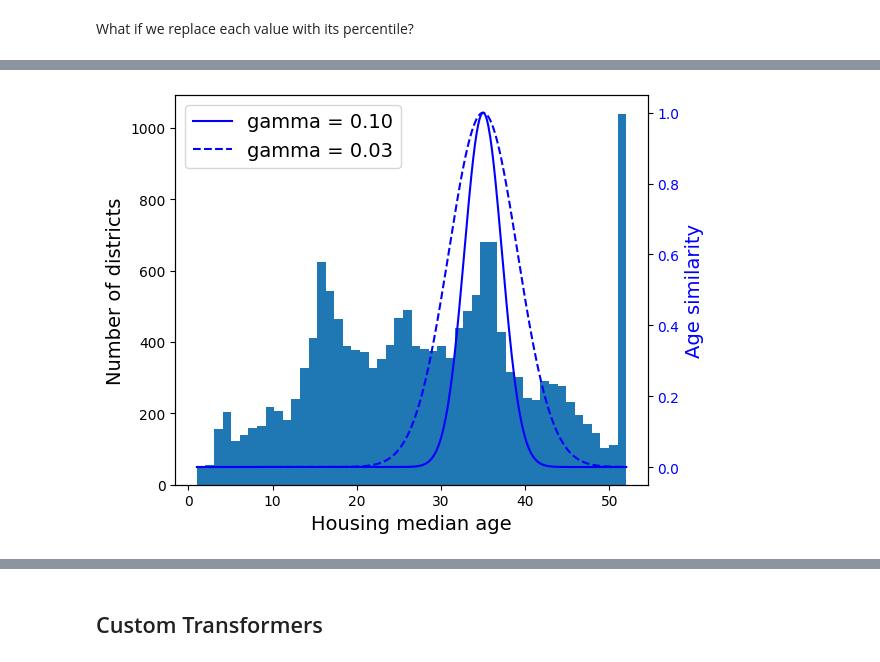
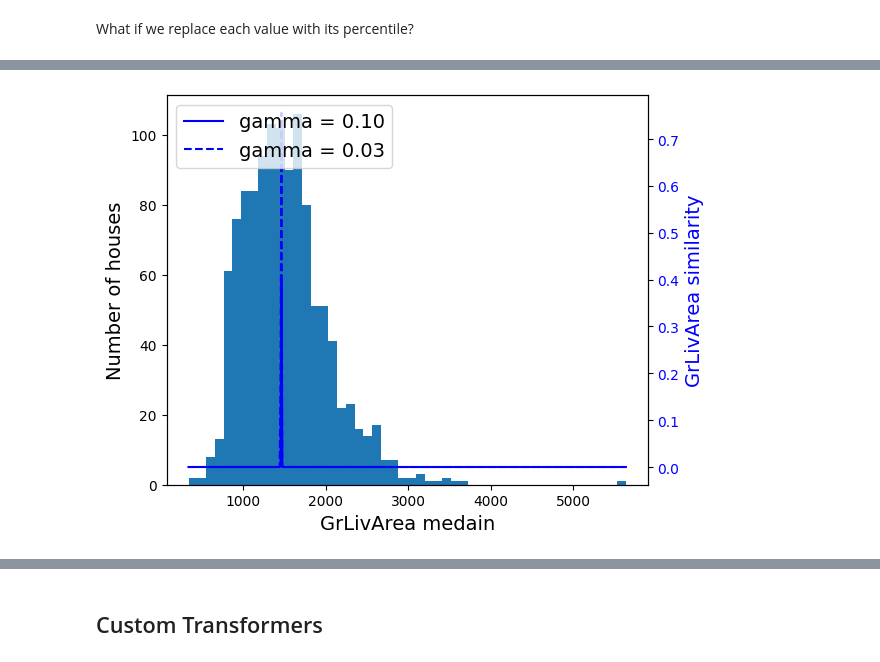
Before and after one commit to colafishx/handson-ml3, a Jupyter notebook: 02_end_to_end_machine_learning_project.ipynb, the cells around one changed output, grey strips where cells are left out. Drawn from its saved outputs; the diff is of its cells as text; code cells hidden in the pictures.

```diff
--- a/02_end_to_end_machine_learning_project.ipynb
+++ b/02_end_to_end_machine_learning_project.ipynb
@@ -876,32 +860,32 @@ age_simil_35 = rbf_kernel(housing[["housing_median_age"]], [[35]], gamma=0.1)
 # %%
 # extra code – this cell generates Figure 2–18
 
-ages = np.linspace(housing["housing_median_age"].min(),
-                   housing["housing_median_age"].max(),
+gla = np.linspace(housing["GrLivArea"].min(),
+                   housing["GrLivArea"].max(),
                    500).reshape(-1, 1)
 gamma1 = 0.1
 gamma2 = 0.03
-rbf1 = rbf_kernel(ages, [[35]], gamma=gamma1)
-rbf2 = rbf_kernel(ages, [[35]], gamma=gamma2)
+rbf1 = rbf_kernel(gla, [[housing["GrLivArea"].median()]], gamma=gamma1)
+rbf2 = rbf_kernel(gla, [[housing["GrLivArea"].median()]], gamma=gamma2)
 
 fig, ax1 = plt.subplots()
 
-ax1.set_xlabel("Housing median age")
-ax1.set_ylabel("Number of districts")
-ax1.hist(housing["housing_median_age"], bins=50)
+ax1.set_xlabel("GrLivArea medain")
+ax1.set_ylabel("Number of houses")
+ax1.hist(housing["GrLivArea"], bins=50)
 
 ax2 = ax1.twinx()  # create a twin axis that shares the same x-axis
 color = "blue"
-ax2.plot(ages, rbf1, color=color, label="gamma = 0.10")
-ax2.plot(ages, rbf2, color=color, label="gamma = 0.03", linestyle="--")
+ax2.plot(gla, rbf1, color=color, label="gamma = 0.10")
+ax2.plot(gla, rbf2, color=color, label="gamma = 0.03", linestyle="--")
 ax2.tick_params(axis='y', labelcolor=color)
-ax2.set_ylabel("Age similarity", color=color)
+ax2.set_ylabel("GrLivArea similarity", color=color)
 
 plt.legend(loc="upper left")
-save_fig("age_similarity_plot")
+save_fig("gla_similarity_plot")
 plt.show()
 # %% [output]
-[figure, old version]
+[figure, new version]
 # %%
 from sklearn.linear_model import LinearRegression
 
```
Also changed, not shown: parts of 21 cells of this notebook.
